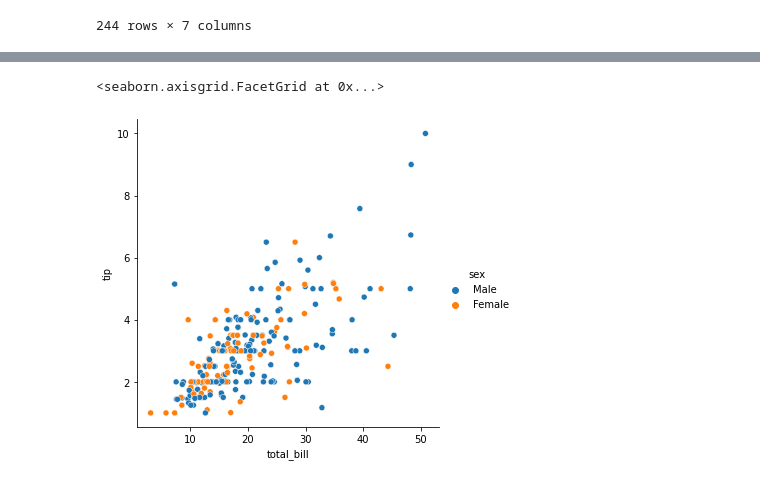
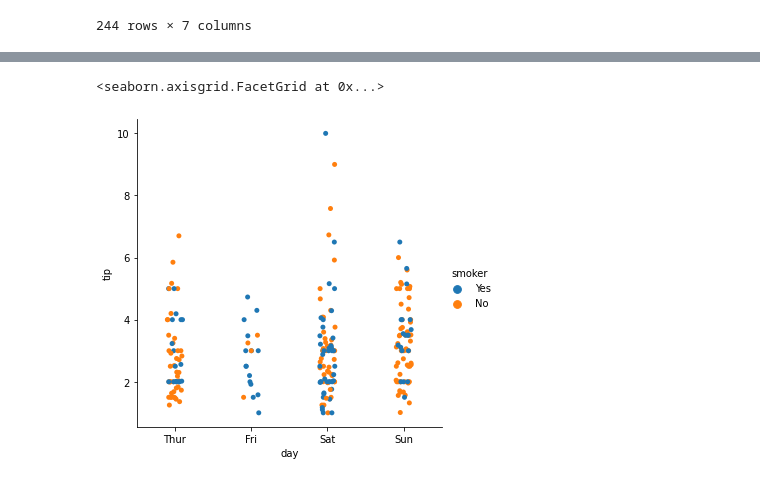
Before and after one commit to nileshjd2202/Data-Science, a Jupyter notebook: python/Seaborn.ipynb, the cells around one changed output, grey strips where cells are left out. Cells and saved outputs as stored; diff of their text form; code cells hidden in the pictures.

```diff
--- a/python/Seaborn.ipynb
+++ b/python/Seaborn.ipynb
@@ -32,5 +93,5 @@ sns.relplot(x='total_bill',y='tip', data=df)
 # %%
-sns.relplot(x='total_bill',y='tip', data=df, hue='sex')
+sns.catplot(x='day', y='tip', data=df, hue='smoker')
 # %% [output]
 <seaborn.axisgrid.FacetGrid at 0x...>
-[figure, old version]
+[figure, new version]
```
Also changed, not shown: parts of 13 cells of this notebook.
